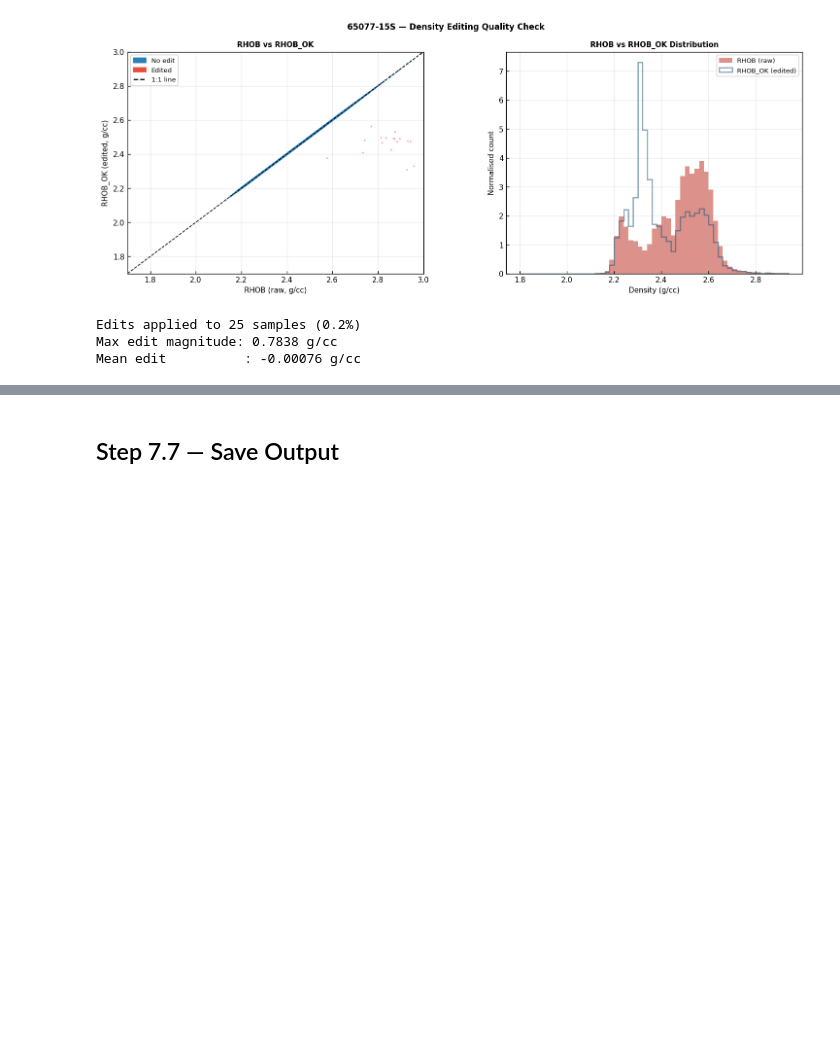
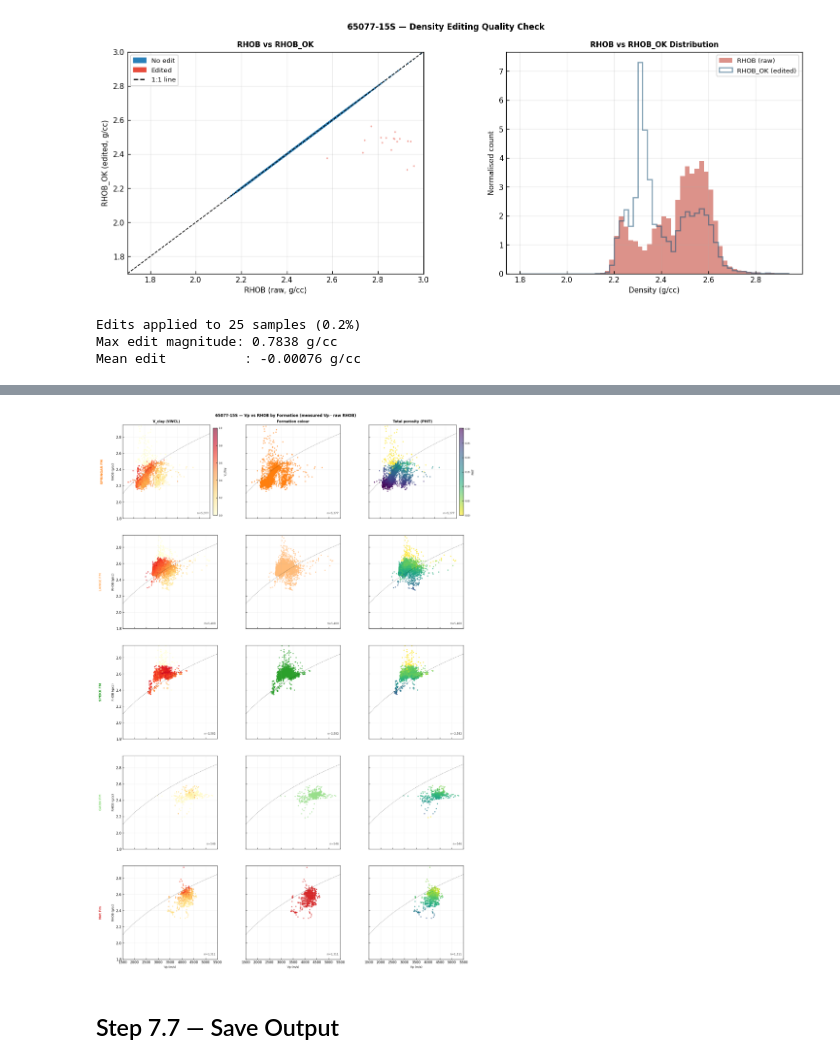
Before and after one commit to ABDunbar/petro-rock, a Jupyter notebook: notebooks/07_density_editing.ipynb, the cells around one changed output, grey strips where cells are left out. Saved outputs shown, nothing was run; the diff lists cells and outputs as text; code cells hidden in the pictures; blank space fills up the shorter version.

```diff
--- a/notebooks/07_density_editing.ipynb
+++ b/notebooks/07_density_editing.ipynb
@@ -453,0 +567,99 @@ Mean edit          : -0.00076 g/cc
+# %%
+# ── Per-formation Vp vs RHOB crossplots (N_formations × 3) ─────────────────
+
+# Build ordered list of formations with enough data
+top_list_xp2 = sorted(TOPS_MD.items(), key=lambda x: x[1])
+form_order2  = [name for name, _ in top_list_xp2]
+
+# Filter to formations that have at least 10 samples with both VP and RHOB
+valid_forms = []
+for fname in form_order2:
+    fd = xp[xp['FORMATION'] == fname]
+    if len(fd) >= 10:
+        valid_forms.append(fname)
+
+N = len(valid_forms)
+print(f'Formations with data: {valid_forms}')
+
+# Gardner reference
+_vp_t   = np.linspace(1500, 6000, 300)
+_rhob_t = GARDNER_A * _vp_t ** GARDNER_B + global_offset
+
+VP_LIM2   = (1500, 5500)
+RHOB_LIM2 = (1.80, 2.95)
+COL_TITLES = ['V_clay (VWCL)', 'Formation colour', 'Total porosity (PHIT)']
+
+fig, axes = plt.subplots(N, 3, figsize=(14, 4.2 * N),
+                          sharex=True, sharey=True)
+fig.subplots_adjust(left=0.07, right=0.97, top=0.97, bottom=0.03,
+                    hspace=0.18, wspace=0.30)
+
+# Ensure axes is always 2-D
+if N == 1:
+    axes = axes[np.newaxis, :]
+
+# Per-formation PHIT 99th-pct for a consistent colorbar
+phit_max2 = float(np.nanpercentile(xp['PHIT'], 99)) if 'PHIT' in xp.columns else 0.4
+
+for row_i, fname in enumerate(valid_forms):
+    fd = xp[xp['FORMATION'] == fname].copy()
+    fcolor = FORM_COLORS_XP.get(fname, '#888888')
+
+    for col_i in range(3):
+        ax = axes[row_i, col_i]
+        ax.plot(_vp_t, _rhob_t, 'k--', lw=0.8, alpha=0.45)
+        ax.set_xlim(*VP_LIM2)
+        ax.set_ylim(*RHOB_LIM2)
+        ax.grid(True, alpha=0.18)
+
+        if col_i == 0:   # VWCL
+            if 'VWCL' in fd.columns and fd['VWCL'].notna().any():
+                sc = ax.scatter(fd['VP'], fd['RHOB'], c=fd['VWCL'],
+                                cmap='YlOrRd', vmin=0, vmax=1,
+                                s=5, alpha=0.6, rasterized=True)
+                if row_i == 0:
+                    cb = plt.colorbar(sc, ax=ax, pad=0.03, fraction=0.046)
+                    cb.set_label('V_clay', fontsize=7); cb.ax.tick_params(labelsize=6)
+            else:
+                ax.text(0.5, 0.5, 'no VWCL', transform=ax.transAxes,
+                        ha='center', va='center', fontsize=8, color='gray')
+
+        elif col_i == 1:  # formation colour
+            ax.scatter(fd['VP'], fd['RHOB'],
+                       color=fcolor, s=5, alpha=0.55, rasterized=True)
+
+        else:             # PHIT
+            if 'PHIT' in fd.columns and fd['PHIT'].notna().any():
+                sc = ax.scatter(fd['VP'], fd['RHOB'], c=fd['PHIT'],
+                                cmap='viridis_r', vmin=0, vmax=phit_max2,
+                                s=5, alpha=0.6, rasterized=True)
+                if row_i == 0:
+                    cb = plt.colorbar(sc, ax=ax, pad=0.03, fraction=0.046)
+                    cb.set_label('PHIT', fontsize=7); cb.ax.tick_params(labelsize=6)
+            else:
+                ax.text(0.5, 0.5, 'no PHIT', transform=ax.transAxes,
+                        ha='center', va='center', fontsize=8, color='gray')
+
+        # Row label (formation name) on left-most panel
+        if col_i == 0:
+            ax.set_ylabel('RHOB (g/cc)', fontsize=7.5)
+            ax.text(-0.22, 0.5, fname, transform=ax.transAxes,
+                    fontsize=8.5, fontweight='bold', rotation=90,
+                    va='center', ha='right', color=fcolor)
+
+        # Column header on top row
+        if row_i == 0:
+            ax.set_title(COL_TITLES[col_i], fontsize=9, fontweight='bold', pad=6)
+
+        # x-axis label on bottom row
+        if row_i == N - 1:
+            ax.set_xlabel('Vp (m/s)', fontsize=7.5)
+
+        # Sample count
+        ax.text(0.98, 0.04, f'n={len(fd):,}', transform=ax.transAxes,
+                ha='right', va='bottom', fontsize=7, color='#444')
+
+plt.suptitle(f'{WELL_NAME} — Vp vs RHOB by Formation (measured Vp · raw RHOB)',
+             fontsize=10, fontweight='bold', y=0.99)
+plt.show()
+# %% [output]
@@ -454,3 +667,4 @@ Mean edit          : -0.00076 g/cc
+[figure, added]
 # %% [markdown]
 ## Step 7.7 — Save Output
 # %%
```
Also changed, not shown: parts of 4 cells of this notebook.
